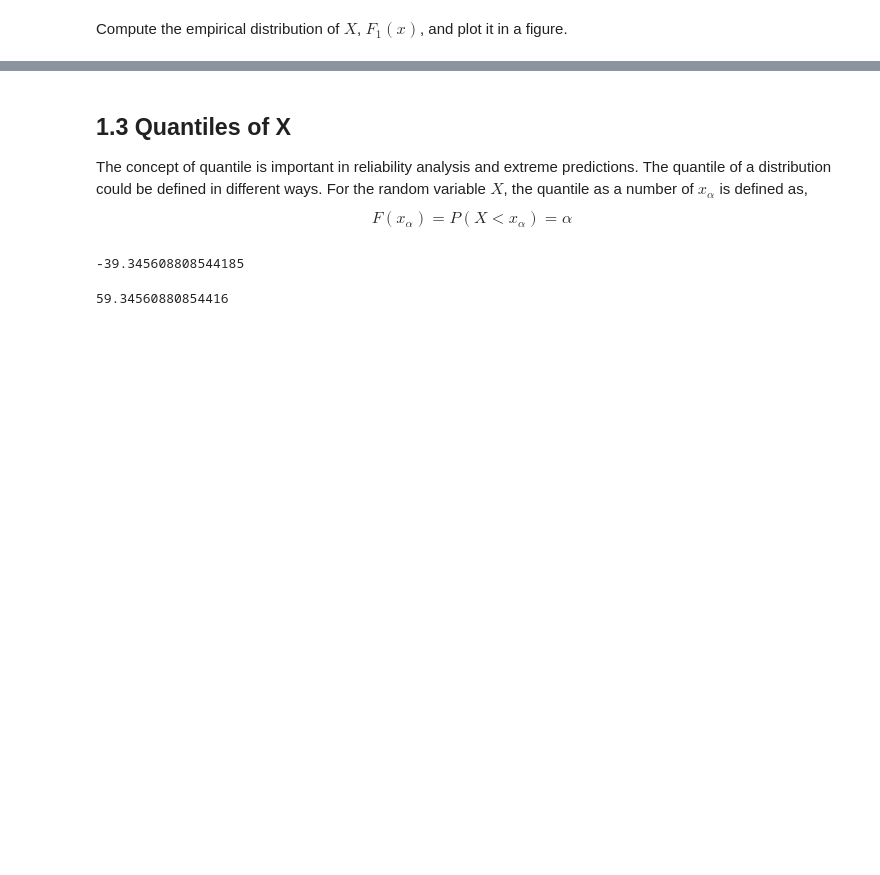
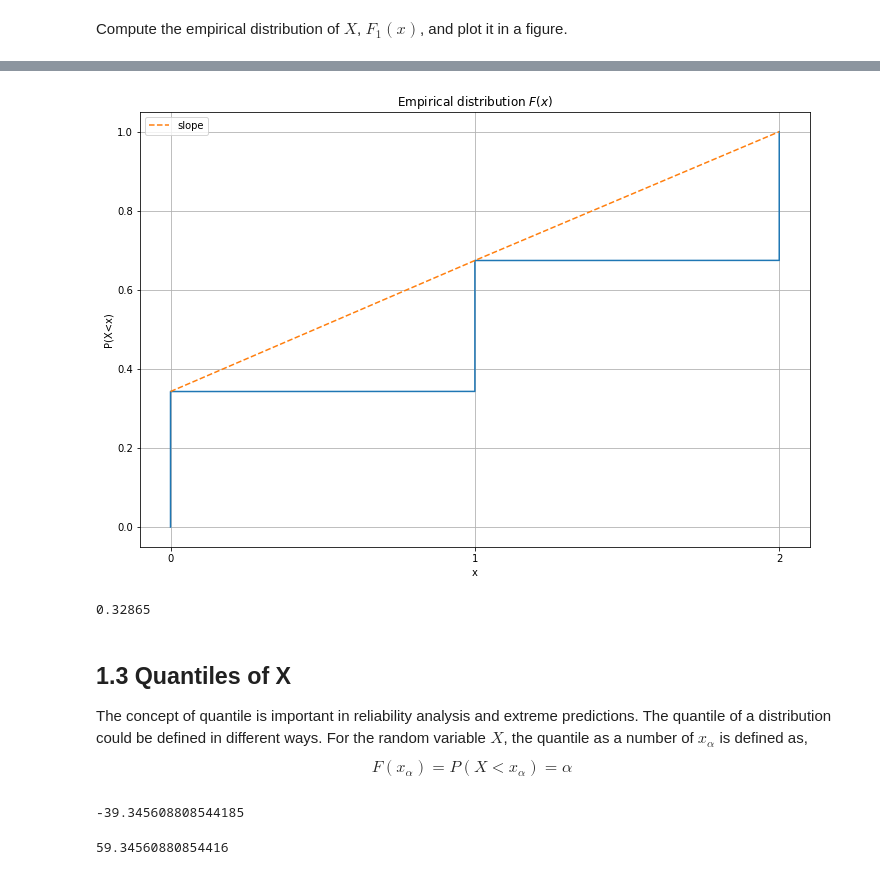
Before and after one commit to martinlarsalbert/Reliability-analysis-of-marine-structures, a Jupyter notebook: computer_exercises/python/exercise_1.ipynb, the cells around one changed output, grey strips where cells are left out. Saved outputs shown, nothing was run; the diff lists cells and outputs as text; code cells hidden in the pictures; blank space fills up the shorter version.

```diff
--- a/computer_exercises/python/exercise_1.ipynb
+++ b/computer_exercises/python/exercise_1.ipynb
@@ -66,3 +105,29 @@ ax.hist(values, bins=100);
+# %%
+N=10000
+x_max=2
+x_sample = np.random.randint(low=0,high=x_max+1,size=N)
+
+values = np.sort(x_sample)
+density = np.arange(N)/N
+
+x_=np.arange(0,x_max+1,1)
+cdf_empirical = np.interp(x_, values,density,)
+# %%
+fig,ax=plt.subplots()
+ax.plot(values,density,'-');
+ax.plot(x_,cdf_empirical,'--', label='slope')
+ax.legend()
+ax.set_title('Empirical distribution $F(x)$');
+ax.set_xlabel('x')
+ax.set_ylabel('P(X<x)');
+ax.set_xticks(np.arange(0,x_max+1,1))
+ax.grid()
+# %% [output]
+[figure, added]
+# %%
+(1-cdf_empirical[0])/x_max
+# %% [output]
+0.32865
 # %% [markdown]
 ## 1.3	Quantiles of X
 The concept of quantile is important in reliability analysis and extreme predictions. The quantile of a distribution could be defined in different ways. For the random variable $X$, the quantile as a number of $x_{\alpha}$ is defined as,
```
Also changed, not shown: parts of 14 cells of this notebook.
